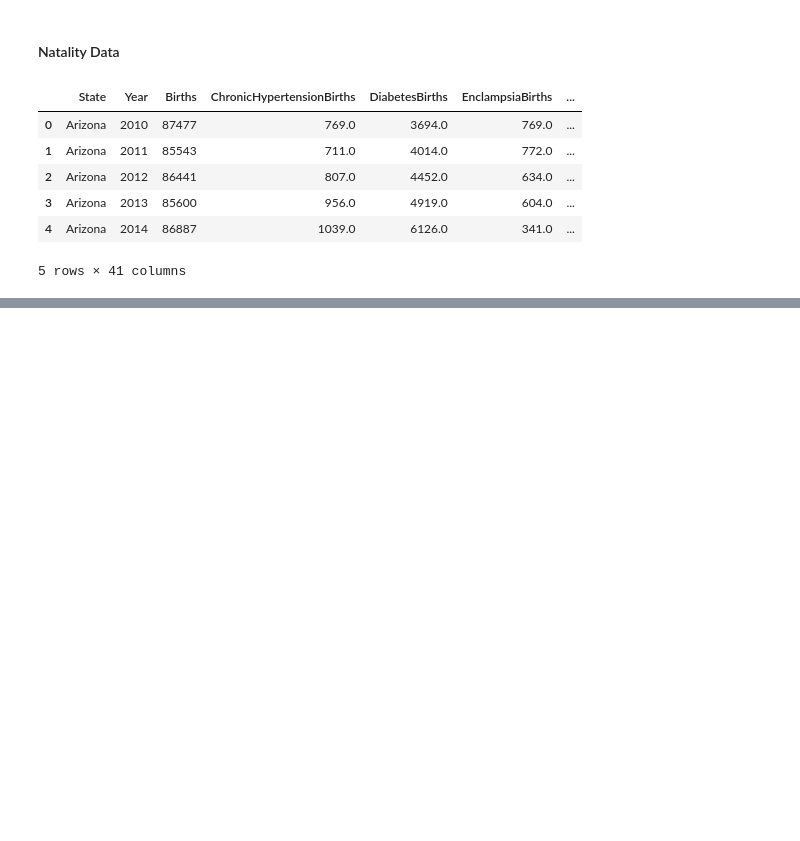
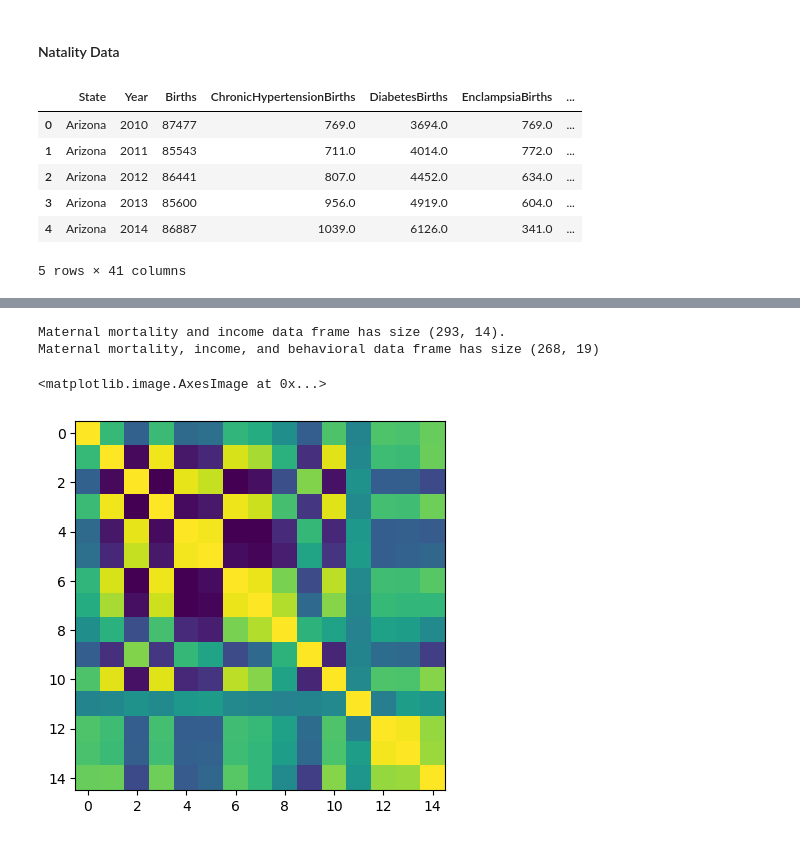
Before and after one commit to djclancy/maternal_mortality_US, a Jupyter notebook: data_manipulation/state_data_natality_income_HI.ipynb, the cells around one changed output, grey strips where cells are left out. Drawn from its saved outputs; the diff is of its cells as text; code cells hidden in the pictures; blank space fills up the shorter version.

```diff
--- a/data_manipulation/state_data_natality_income_HI.ipynb
+++ b/data_manipulation/state_data_natality_income_HI.ipynb
@@ -72,0 +156,33 @@ merged_df.shape
+# %%
+scale_income = copy.copy(income_df)
+for c in scale_income.columns:
+    if not c in ["State","Year","Total"]:
+        scale_income[c] = scale_income[c]/scale_income.Total
+scale_income = scale_income[scale_income.columns[:-1]]
+
+merged_df = pd.merge(left = maternal_mortality_df, right = scale_income, on = ["Year","State"], how = 'inner')
+print(f"Maternal mortality and income data frame has size {merged_df.shape}.")
+merged_df = pd.merge(left = merged_df, right = behavior_df[[c for c in behavior_df.columns if not "Absolute" in c]], on =["Year", "State"], how = 'inner' )
+print(f'Maternal mortality, income, and behavioral data frame has size {merged_df.shape}')
+merged_df["Death_Rate"] = merged_df.Deaths/merged_df.Female_Population*(10**6)
+
+### Change Column Order
+all_column_list = list(merged_df.columns)
+all_column_list.remove("Female_Population")
+all_column_list.remove("Deaths")
+all_column_list.remove("Population")
+column_list = ["State","Year", "Death_Rate"]
+for c in column_list:
+    all_column_list.remove(c)
+column_list.extend(all_column_list)
+
+merged_df = merged_df[column_list]
+# %% [output]
+Maternal mortality and income data frame has size (293, 14).
+Maternal mortality, income, and behavioral data frame has size (268, 19)
+# %%
+MergeDF_Corr = merged_df[merged_df.columns[2:]].corr(method = 'pearson')
+plt.imshow(MergeDF_Corr)
+# %% [output]
+<matplotlib.image.AxesImage at 0x...>
+[figure, added]
```
Also changed, not shown: parts of 13 cells of this notebook.
